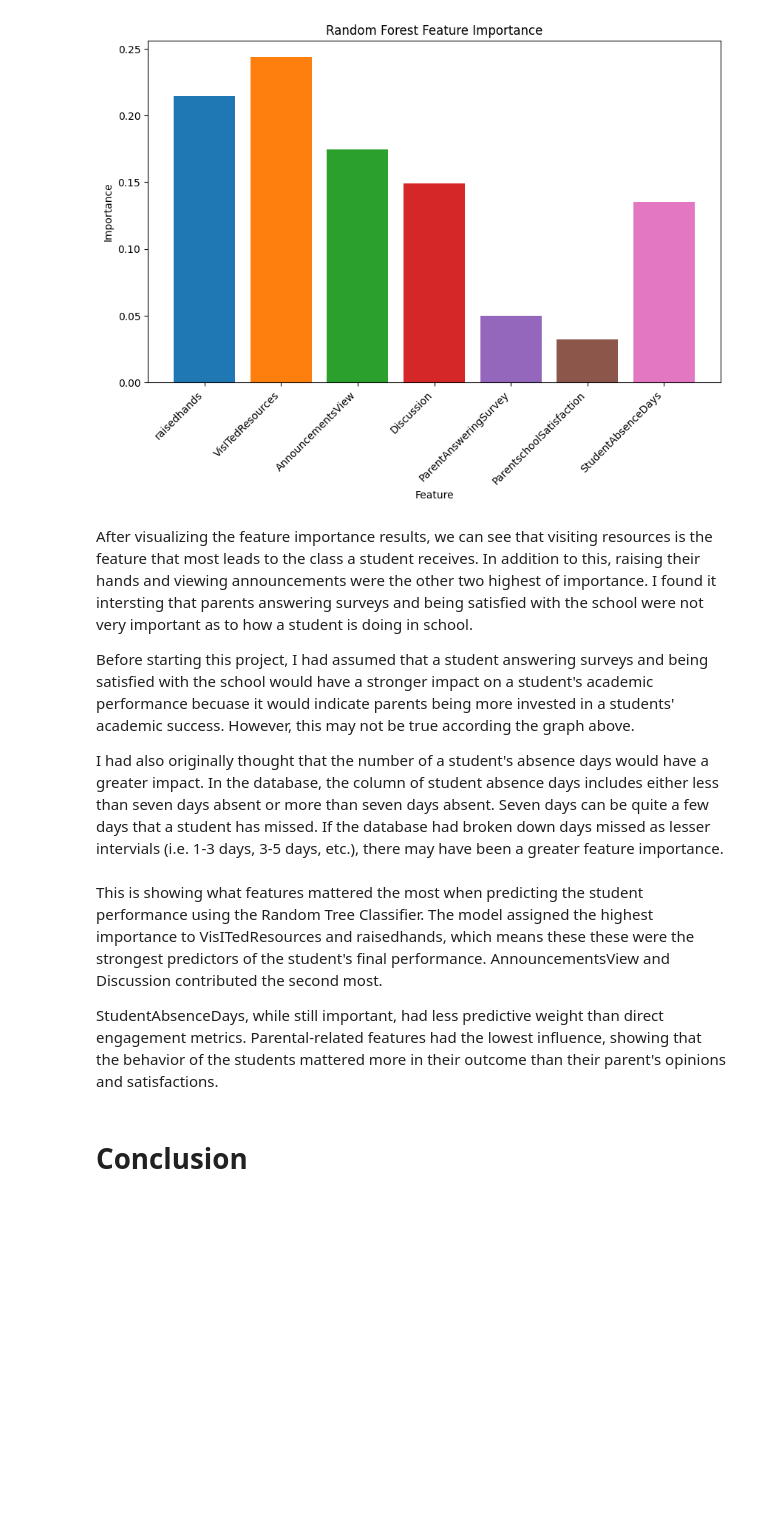
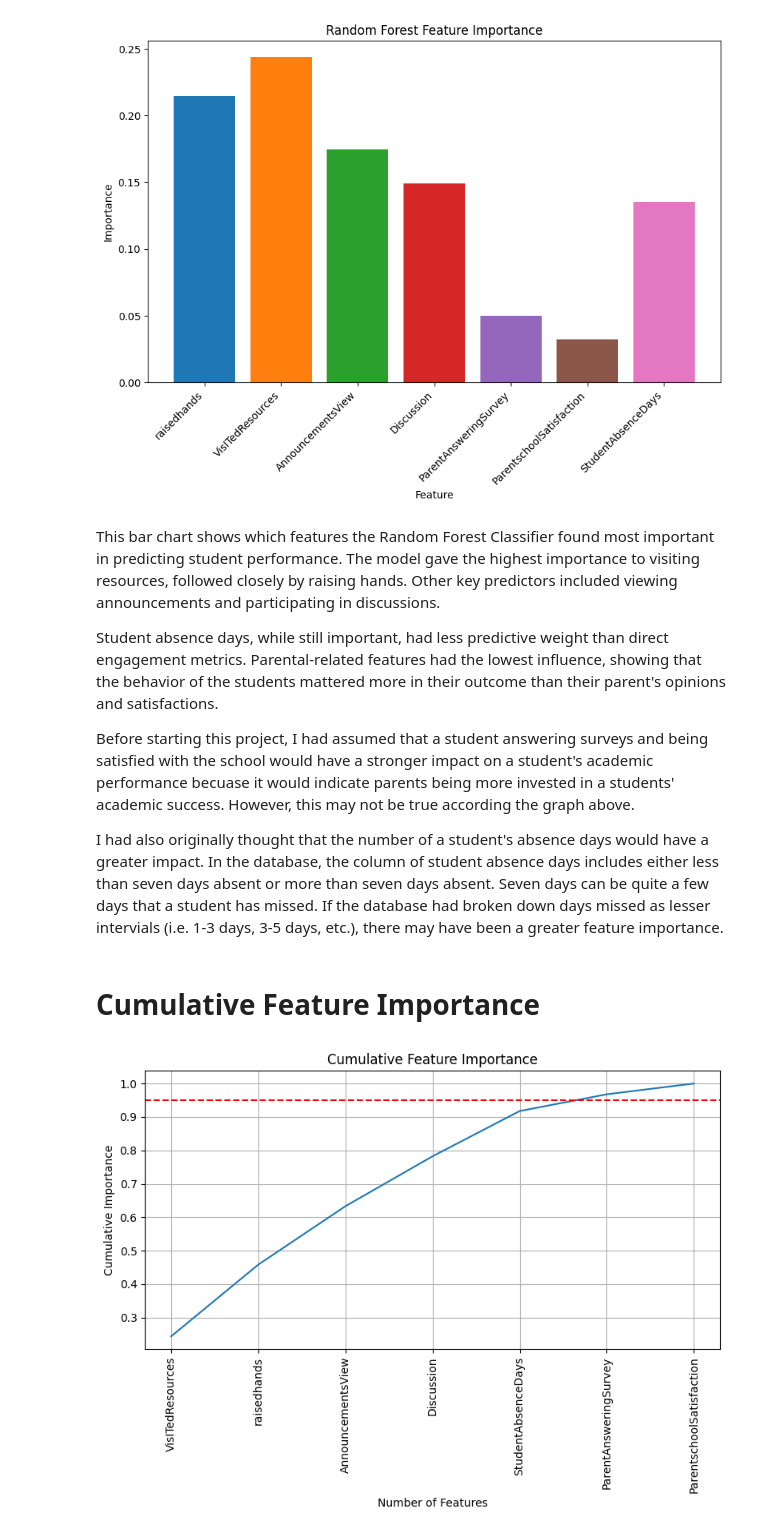
Before and after one commit to Isha-B-GitHub/COSC426-_Final, a Jupyter notebook: 426_Final_Project.ipynb, the cells around one changed output. Saved outputs shown, nothing was run; the diff lists cells and outputs as text; code cells hidden in the pictures; blank space fills up the shorter version.

```diff
--- a/426_Final_Project.ipynb
+++ b/426_Final_Project.ipynb
@@ -492,14 +475,26 @@ plt.show()
 # %% [output]
 [figure]
 # %% [markdown]
-After visualizing the feature importance results, we can see that visiting resources is the feature that most leads to the class a student receives. In addition to this, raising their hands and viewing announcements were the other two highest of importance. I found it intersting that parents answering surveys and being satisfied with the school were not very important as to how a student is doing in school.
+This bar chart shows which features the Random Forest Classifier found most important in predicting student performance. The model gave the highest importance to visiting resources, followed closely by raising hands. Other key predictors included viewing announcements and participating in discussions.
+
+Student absence days, while still important, had less predictive weight than direct engagement metrics. Parental-related features had the lowest influence, showing that the behavior of the students mattered more in their outcome than their parent's opinions and satisfactions.
 
 Before starting this project, I had assumed that a student answering surveys and being satisfied with the school would have a stronger impact on a student's academic performance becuase it would indicate parents being more invested in a students' academic success. However, this may not be true according the graph above.
 
 I had also originally thought that the number of a student's absence days would have a greater impact. In the database, the column of student absence days includes either less than seven days absent or more than seven days absent. Seven days can be quite a few days that a student has missed. If the database had broken down days missed as lesser intervials (i.e. 1-3 days, 3-5 days, etc.), there may have been a greater feature importance.
-# %% [markdown]
-This is showing what features mattered the most when predicting the student performance using the Random Tree Classifier. The model assigned the highest importance to VisITedResources and raisedhands, which means these these were the strongest predictors of the student's final performance. AnnouncementsView and Discussion contributed the second most.
-
-StudentAbsenceDays, while still important, had less predictive weight than direct engagement metrics. Parental-related features had the lowest influence, showing that the behavior of the students mattered more in their outcome than their parent's opinions and satisfactions.
-# %% [markdown]
-# Conclusion
+# %% [markdown]
+# Cumulative Feature Importance
+# %%
+plt.figure(figsize=(8, 6))
+cumulative_importance = feature_importance.cumsum()
+cumulative_importance.plot()
+plt.axhline(y=0.95, color='r', linestyle='--')
+plt.title("Cumulative Feature Importance")
+plt.xlabel("Number of Features")
+plt.ylabel("Cumulative Importance")
+plt.xticks(rotation=90)
+plt.grid(True)
+plt.tight_layout()
+plt.show()
+# %% [output]
+[figure, added]
```
Also changed, not shown: parts of 16 cells of this notebook.
